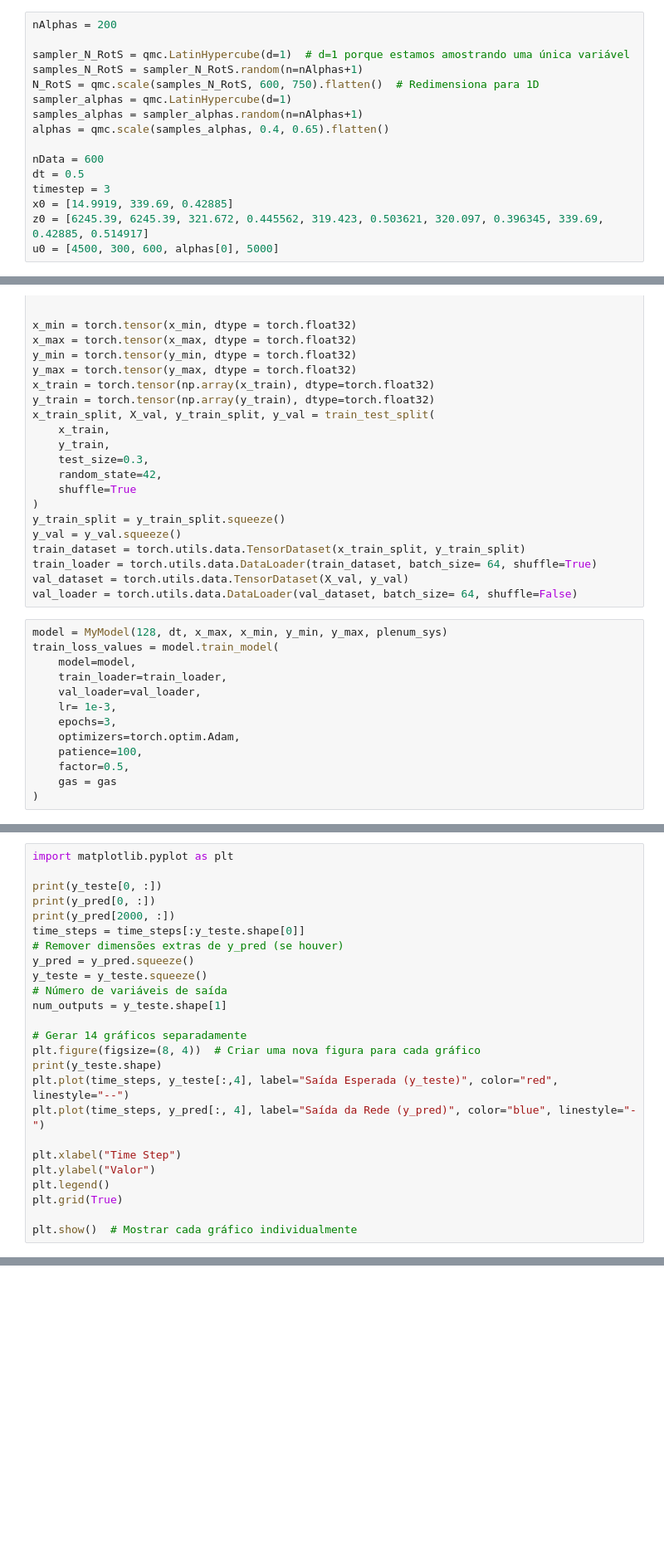
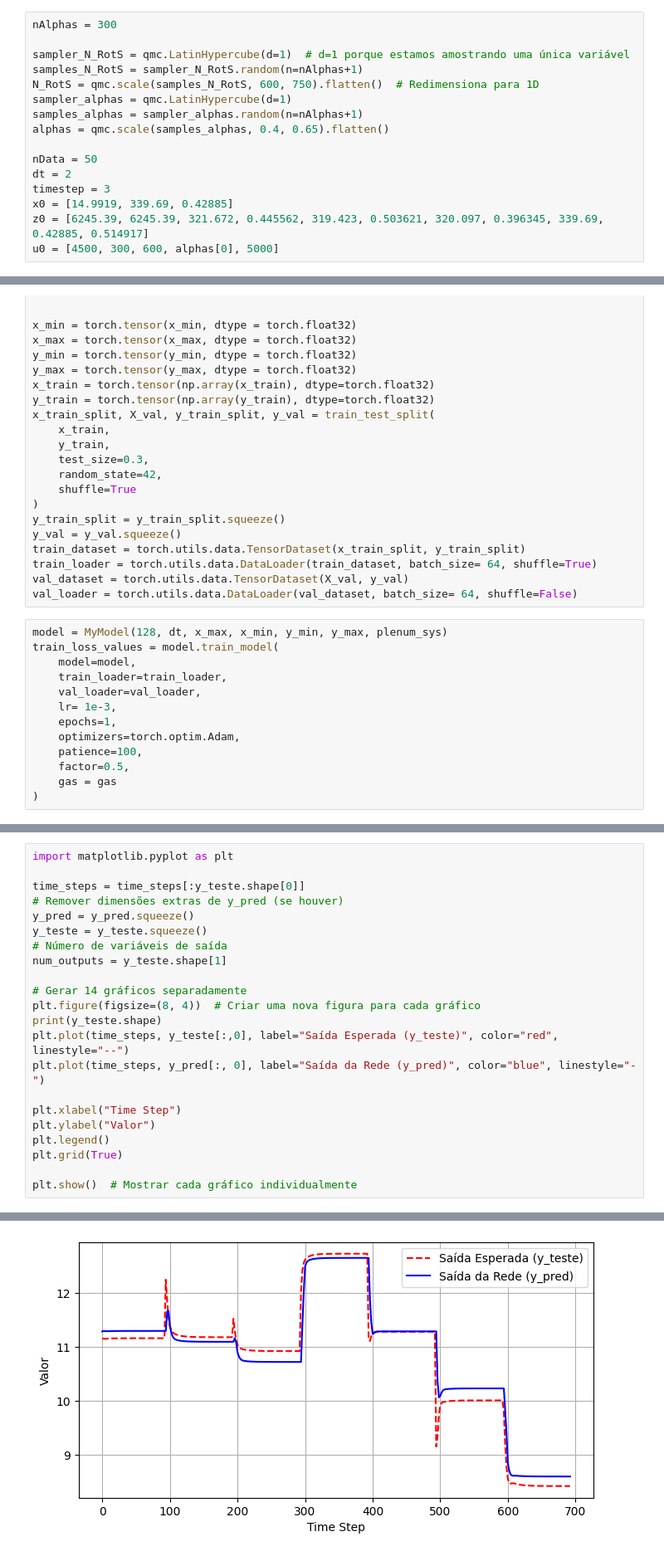
Before and after one commit to MMatheusB/UFBA, a Jupyter notebook: New_project/teste.ipynb, the cells around one changed output, grey strips where cells are left out. Shown at 83% size. Cells and saved outputs as stored; diff of their text form; blank space fills up the shorter version.

```diff
--- a/New_project/teste.ipynb
+++ b/New_project/teste.ipynb
@@ -44,7 +44,7 @@ visc = viscosity(mixture, volumn_desviation)
 compressor = compression(gas, comp, visc)
 plenum_sys = plenum(gas, compressor, vlv, Vpp, Lc, A1)
 # %%
-nAlphas = 200
+nAlphas = 300
 
 sampler_N_RotS = qmc.LatinHypercube(d=1)  # d=1 porque estamos amostrando uma única variável
 samples_N_RotS = sampler_N_RotS.random(n=nAlphas+1)
@@ -53,8 +53,8 @@ sampler_alphas = qmc.LatinHypercube(d=1)
 samples_alphas = sampler_alphas.random(n=nAlphas+1)
 alphas = qmc.scale(samples_alphas, 0.4, 0.65).flatten()
 
-nData = 600
-dt = 0.5
+nData = 50
+dt = 2
 timestep = 3
 x0 = [14.9919, 339.69, 0.42885]
 z0 = [6245.39, 6245.39, 321.672, 0.445562, 319.423, 0.503621, 320.097, 0.396345, 339.69, 0.42885, 0.514917]
@@ -133,7 +133,7 @@ train_loss_values = model.train_model(
     train_loader=train_loader,
     val_loader=val_loader,
     lr= 1e-3,
-    epochs=3,
+    epochs=1,
     optimizers=torch.optim.Adam,
     patience=100,
     factor=0.5,
@@ -167,9 +199,6 @@ for name, param in model.named_parameters():
 # %%
 import matplotlib.pyplot as plt
 
-print(y_teste[0, :])
-print(y_pred[0, :])
-print(y_pred[2000, :])
 time_steps = time_steps[:y_teste.shape[0]]
 # Remover dimensões extras de y_pred (se houver)
 y_pred = y_pred.squeeze()
@@ -180,8 +209,8 @@ num_outputs = y_teste.shape[1]
 # Gerar 14 gráficos separadamente
 plt.figure(figsize=(8, 4))  # Criar uma nova figura para cada gráfico
 print(y_teste.shape)
-plt.plot(time_steps, y_teste[:,4], label="Saída Esperada (y_teste)", color="red", linestyle="--")
-plt.plot(time_steps, y_pred[:, 4], label="Saída da Rede (y_pred)", color="blue", linestyle="-")
+plt.plot(time_steps, y_teste[:,0], label="Saída Esperada (y_teste)", color="red", linestyle="--")
+plt.plot(time_steps, y_pred[:, 0], label="Saída da Rede (y_pred)", color="blue", linestyle="-")
 
 plt.xlabel("Time Step")
 plt.ylabel("Valor")
@@ -189,3 +218,4 @@ plt.legend()
 plt.grid(True)
 
 plt.show()  # Mostrar cada gráfico individualmente
+# %% [output]
@@ -191,0 +223 @@ plt.show()  # Mostrar cada gráfico individualmente
+[figure, added]
```
Also changed, not shown: parts of 4 cells of this notebook, 4 other files.
